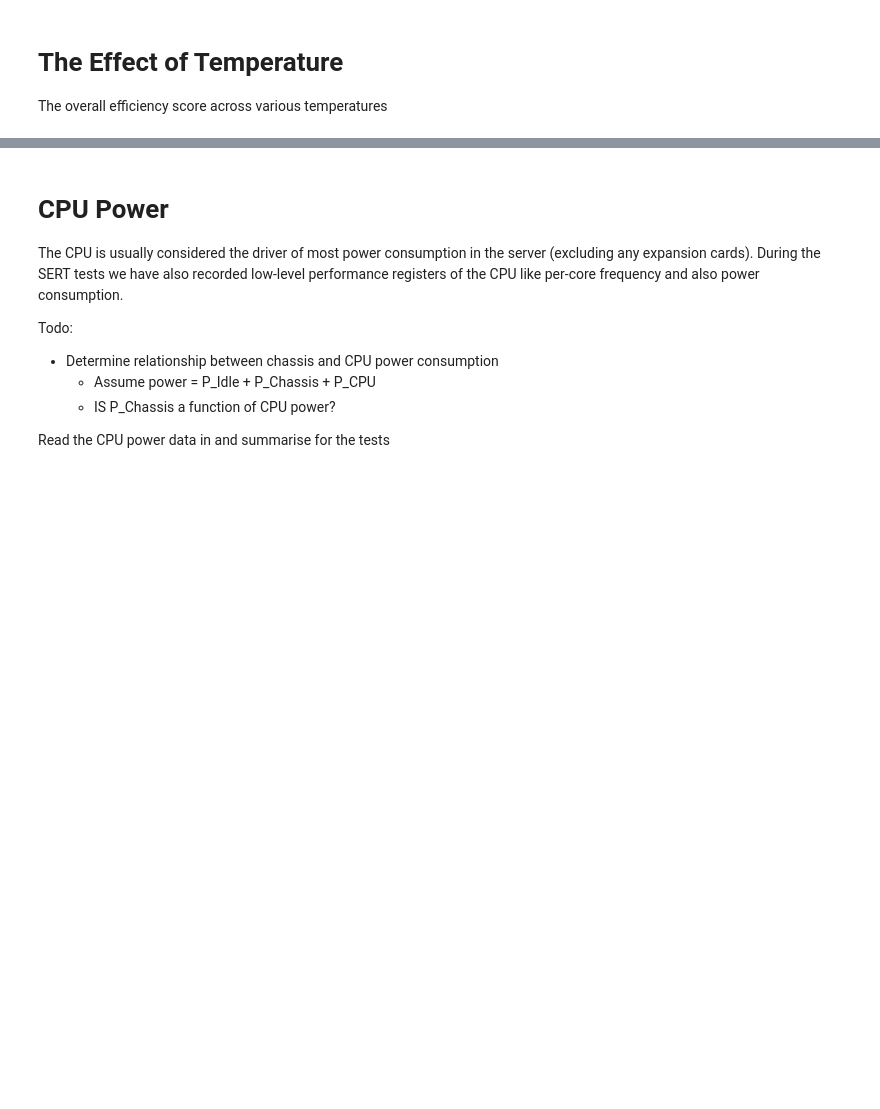
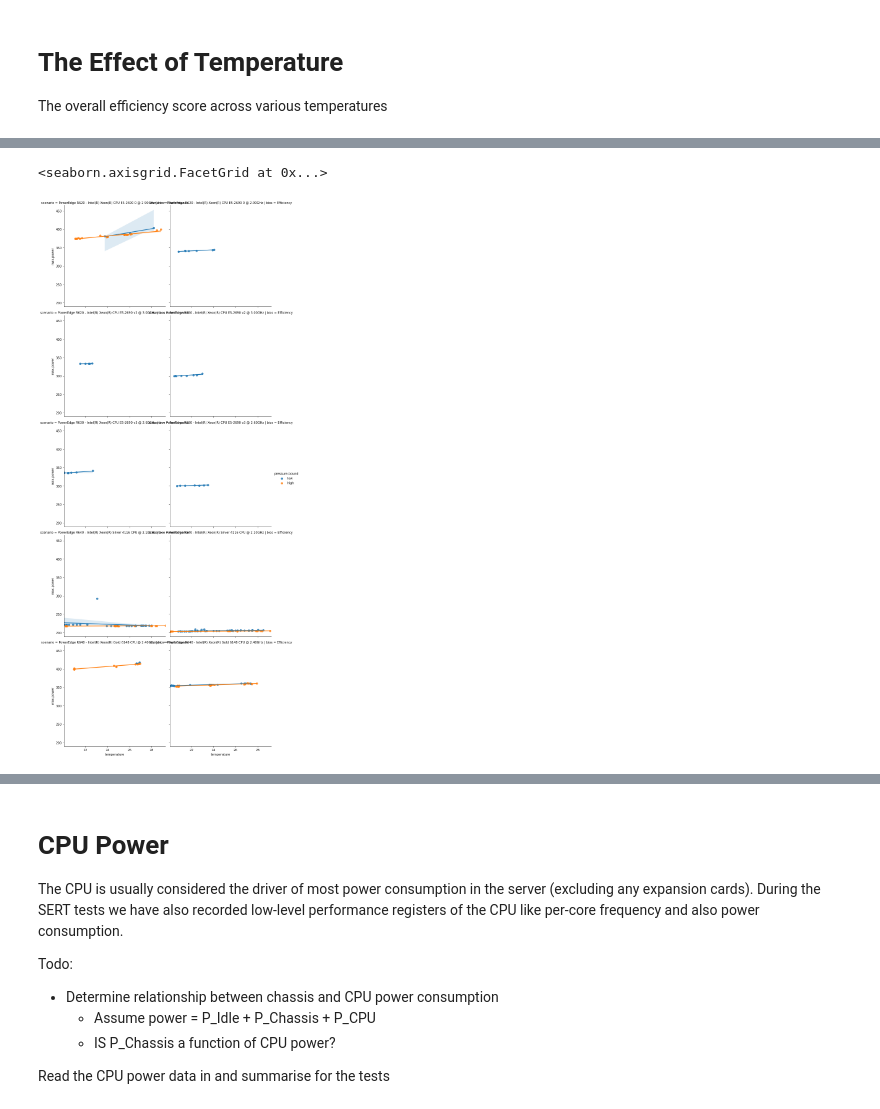
Before and after one commit to sjclement/sert-processing, a Jupyter notebook: Temperature_analysis.ipynb, the cells around one changed output, grey strips where cells are left out. Saved outputs shown, nothing was run; the diff lists cells and outputs as text; code cells hidden in the pictures; blank space fills up the shorter version.

```diff
--- a/Temperature_analysis.ipynb
+++ b/Temperature_analysis.ipynb
@@ -237,2 +363,7 @@ sns.lmplot(data=total_score, x='temperature', y='efficiency-score', hue='bios',
+# %%
+sns.lmplot(data=total_score, x='temperature', y='max-power', hue='pressure-bound', row='scenario', col='bios')
+# %% [output]
+<seaborn.axisgrid.FacetGrid at 0x...>
+[figure, added]
 # %%
 total_score[total_score['temperature'] < 22].groupby(['scenario', 'bios'])[['efficiency-score', 'temperature', 'idle-power', 'max-power']].mean()
```
Also changed, not shown: parts of 27 cells of this notebook.
